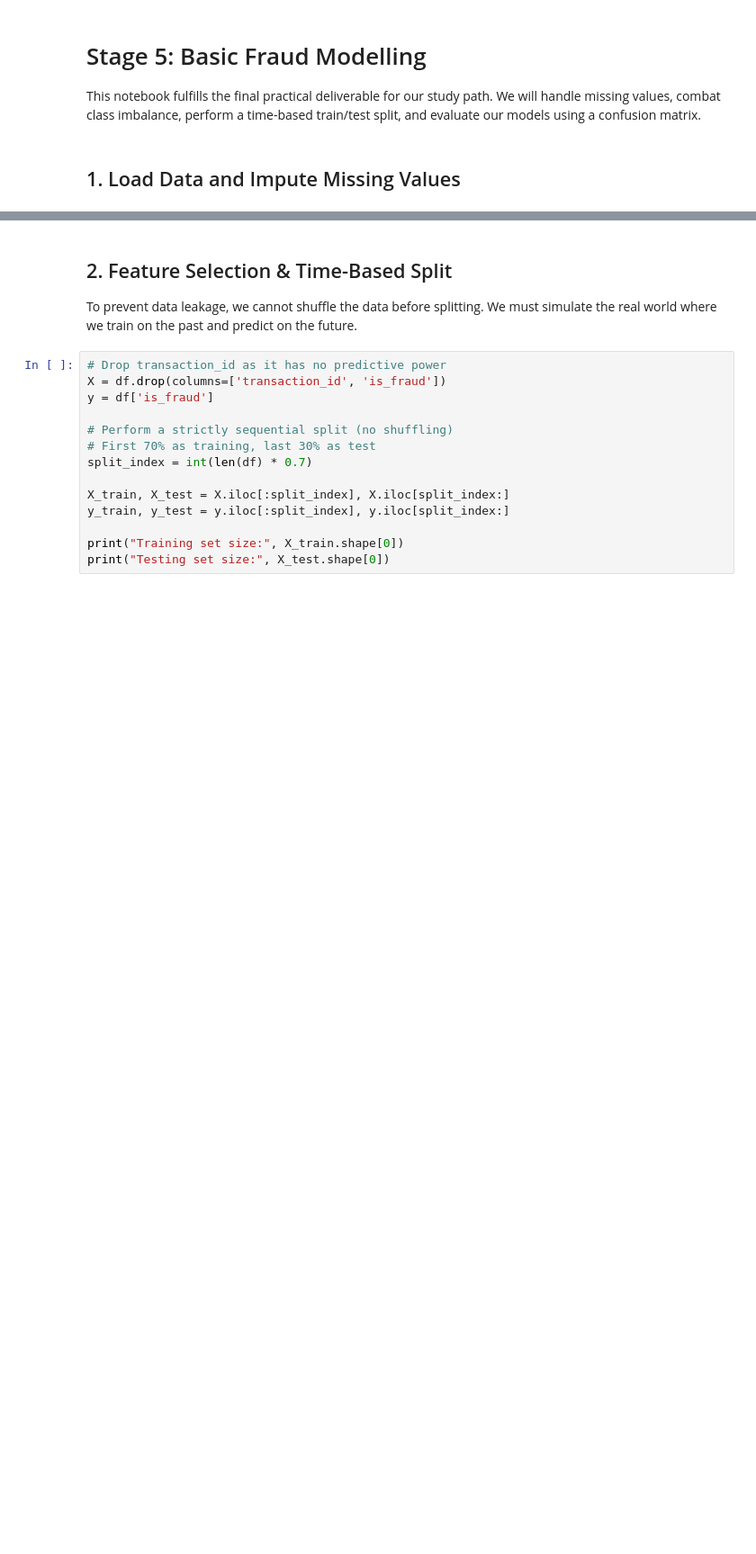
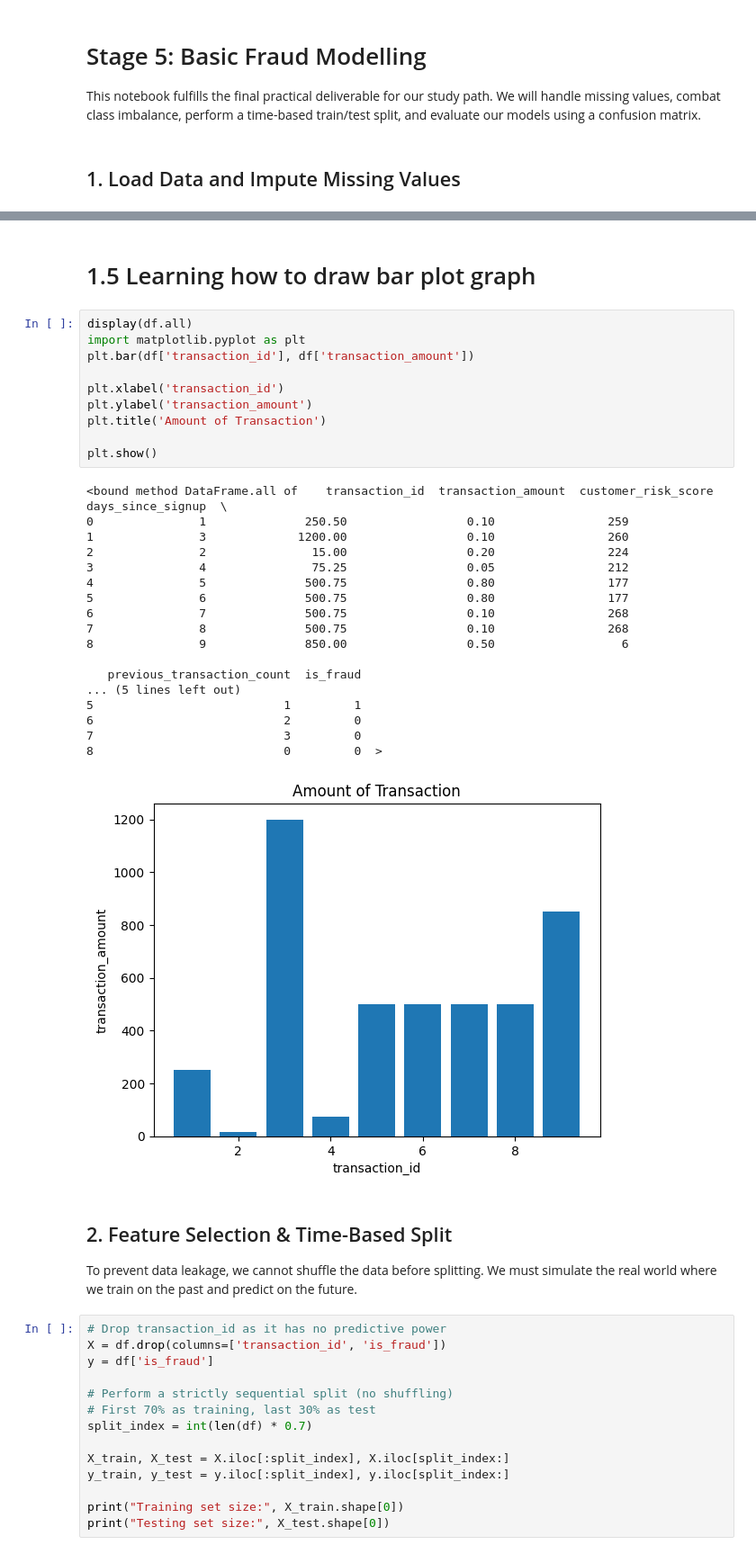
Before and after one commit to vibhore-pcplusa/Upscale_on_ML, a Jupyter notebook: stage5_modelling.ipynb, the cells around one changed output, grey strips where cells are left out. Shown at 90% size. Saved outputs shown, nothing was run; the diff lists cells and outputs as text; blank space fills up the shorter version.

```diff
--- a/stage5_modelling.ipynb
+++ b/stage5_modelling.ipynb
@@ -35,3 +71,34 @@ dtype: int64
+# %% [markdown]
+# 1.5 Learning how to draw bar plot graph
+# %%
+display(df.all)
+import matplotlib.pyplot as plt
+plt.bar(df['transaction_id'], df['transaction_amount'])
+
+plt.xlabel('transaction_id')
+plt.ylabel('transaction_amount')
+plt.title('Amount of Transaction')
+
+plt.show()
+# %% [output]
+<bound method DataFrame.all of    transaction_id  transaction_amount  customer_risk_score  days_since_signup  \
+0               1              250.50                 0.10                259
+1               3             1200.00                 0.10                260
+2               2               15.00                 0.20                224
+3               4               75.25                 0.05                212
+4               5              500.75                 0.80                177
+5               6              500.75                 0.80                177
+6               7              500.75                 0.10                268
+7               8              500.75                 0.10                268
+8               9              850.00                 0.50                  6
+
+   previous_transaction_count  is_fraud
+... (5 lines left out)
+5                           1         1
+6                           2         0
+7                           3         0
+8                           0         0  >
+[figure, added]
 # %% [markdown]
 ## 2. Feature Selection & Time-Based Split
 To prevent data leakage, we cannot shuffle the data before splitting. We must simulate the real world where we train on the past and predict on the future.
```
Also changed, not shown: parts of 1 cell of this notebook, 2 other files.
